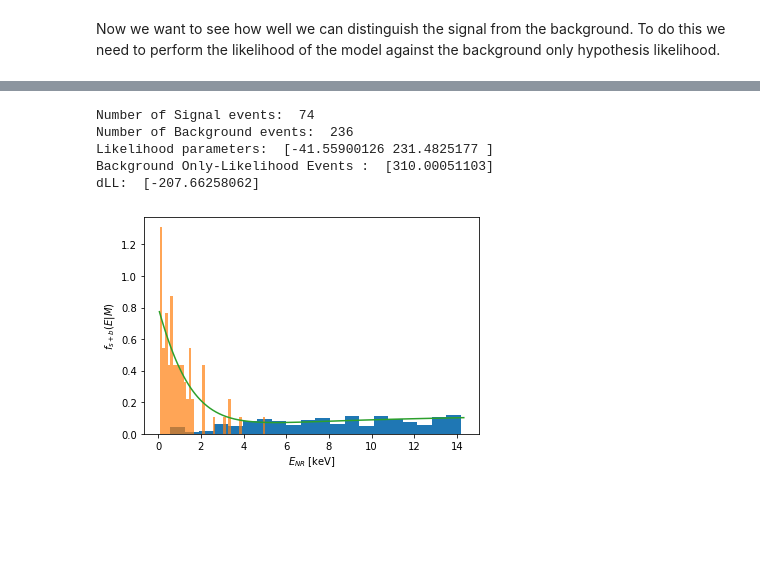
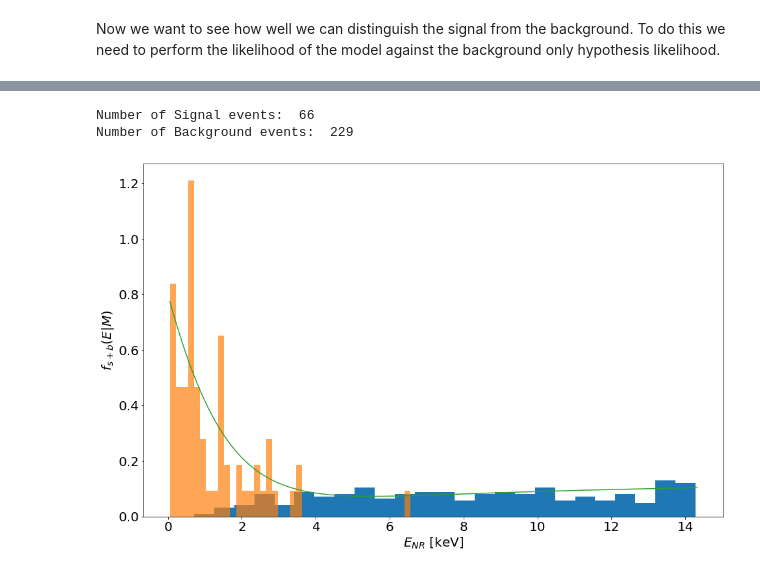
Before and after one commit to alantero/DAMIC_DM_Sensitive_Region, a Jupyter notebook: DAMIC_DM_Run_Examples.ipynb, the cells around one changed output, grey strips where cells are left out. Saved outputs shown, nothing was run; the diff lists cells and outputs as text; code cells hidden in the pictures; blank space fills up the shorter version.

```diff
--- a/DAMIC_DM_Run_Examples.ipynb
+++ b/DAMIC_DM_Run_Examples.ipynb
@@ -4,3 +4,5 @@ import time
 
 import numpy as np
 import matplotlib.pyplot as plt
+plt.rcParams['figure.figsize'] = [16, 10]
+plt.rcParams.update({'font.size': 20})
@@ -69,16 +93,13 @@ print("--- %s seconds ---" % (time.time() - start_time))
 # %%
 dm_t.verbose()
-plt.hist(dm_t.bkg_ev, bins = 20, density=True)
+plt.hist(dm_t.bkg_ev, bins = 25, density=True)
 plt.hist(dm_t.signal_ev, bins = 40, density=True, alpha = 0.7)
 
 dm_t.plot_var("fsb")
 # %% [output]
-Number of Signal events:  74
-Number of Background events:  236
-Likelihood parameters:  [-41.55900126 231.4825177 ]
-Background Only-Likelihood Events :  [310.00051103]
-dLL:  [-207.66258062]
+Number of Signal events:  66
+Number of Background events:  229
-[figure, old version]
+[figure, new version]
 # %%
 dm_t.likelihood(deltaLL = True, sigmaEe_b = 4e-3)
 # %% [output]
```
Also changed, not shown: parts of 36 cells of this notebook.
